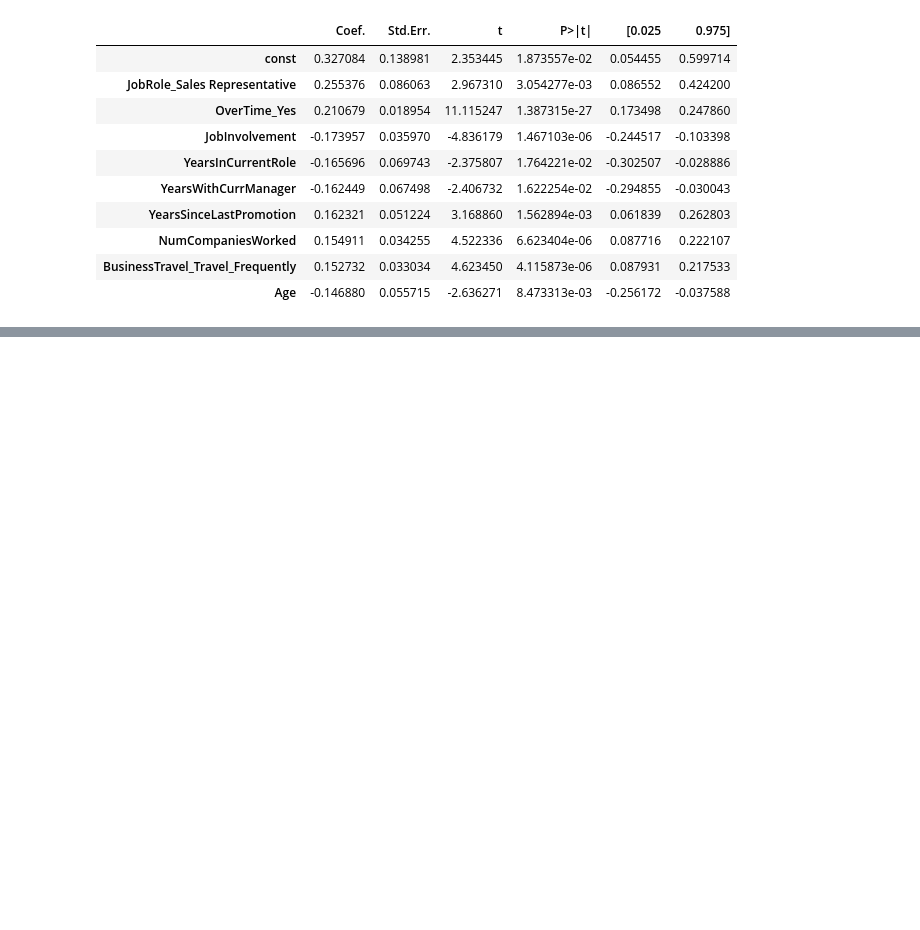
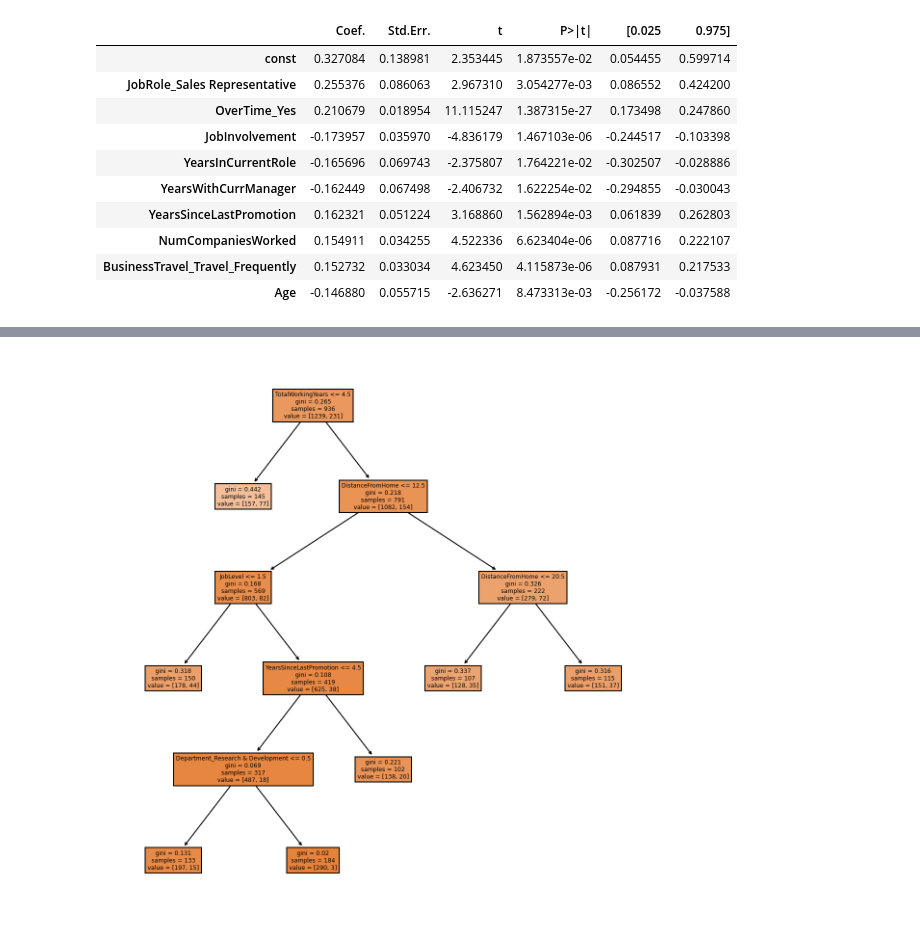
Before and after one commit to f-a24/ml-at-work, a Jupyter notebook: chapter08.ipynb, the cells around one changed output, grey strips where cells are left out. Cells and saved outputs as stored; diff of their text form; code cells hidden in the pictures; blank space fills up the shorter version.

```diff
--- a/chapter08.ipynb
+++ b/chapter08.ipynb
@@ -316,0 +337,6 @@ plt.show()
+# %%
+import sklearn.ensemble
+rf_model = sklearn.ensemble.RandomForestClassifier(n_estimators=300, min_samples_leaf=100, max_depth=5,
+    n_jobs=1, random_state=42)
+rf_model.fit(converted_df, attrition_label)
+check_coef(converted_df.columns, rf_model.feature_importances_)
@@ -316,0 +356,9 @@ plt.show()
+# %%
+duplicated_df =  converted_df.copy()
+for i in range(10):
+    duplicated_df['MonthlyIncome{}'.format(i)] = duplicated_df.MonthlyIncome
+
+rf_model = sklearn.ensemble.RandomForestClassifier(n_estimators=300, min_samples_leaf=100, max_depth=5,
+    n_jobs=1, random_state=42)
+rf_model.fit(duplicated_df, attrition_label)
+check_coef(duplicated_df.columns, rf_model.feature_importances_)
@@ -316,0 +378,7 @@ plt.show()
+# %%
+rf_model.fit(converted_df, attrition_label)
+plt.figure(figsize=(10, 10), dpi=150)
+sklearn.tree.plot_tree(rf_model.estimators_[0], feature_names=converted_df.columns, filled=True)
+plt.show()
+# %% [output]
+[figure, added]
```
Also changed, not shown: parts of 24 cells of this notebook, 4 other files.
